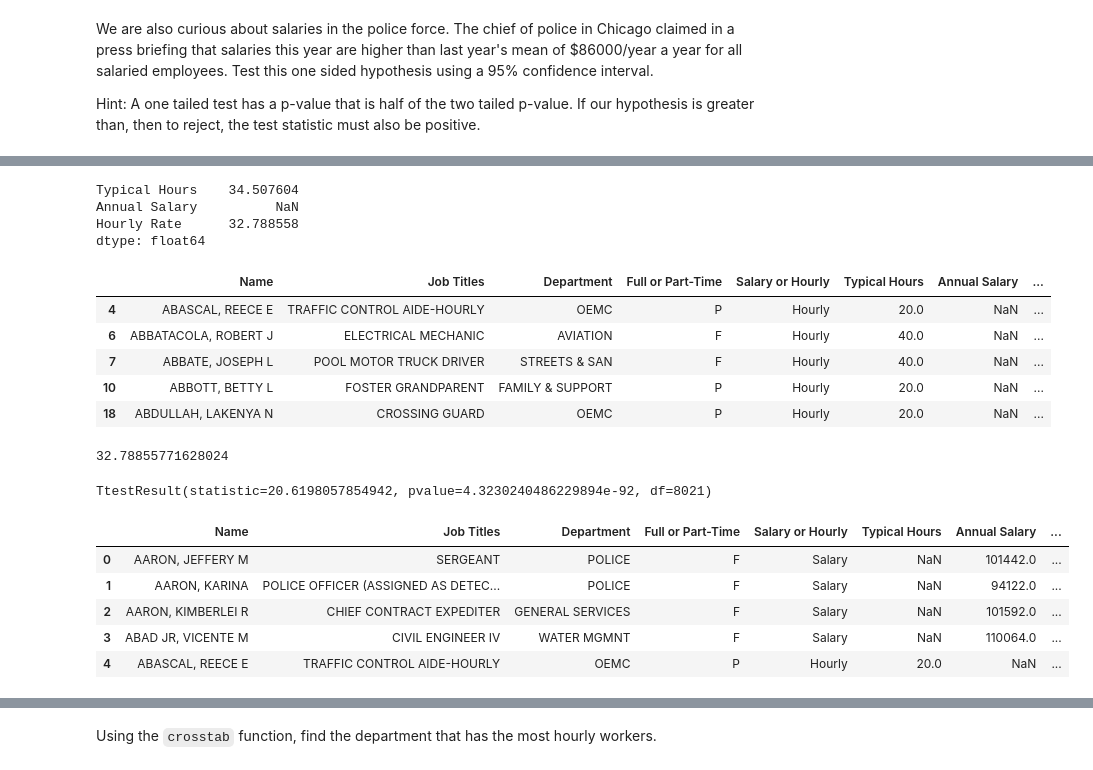
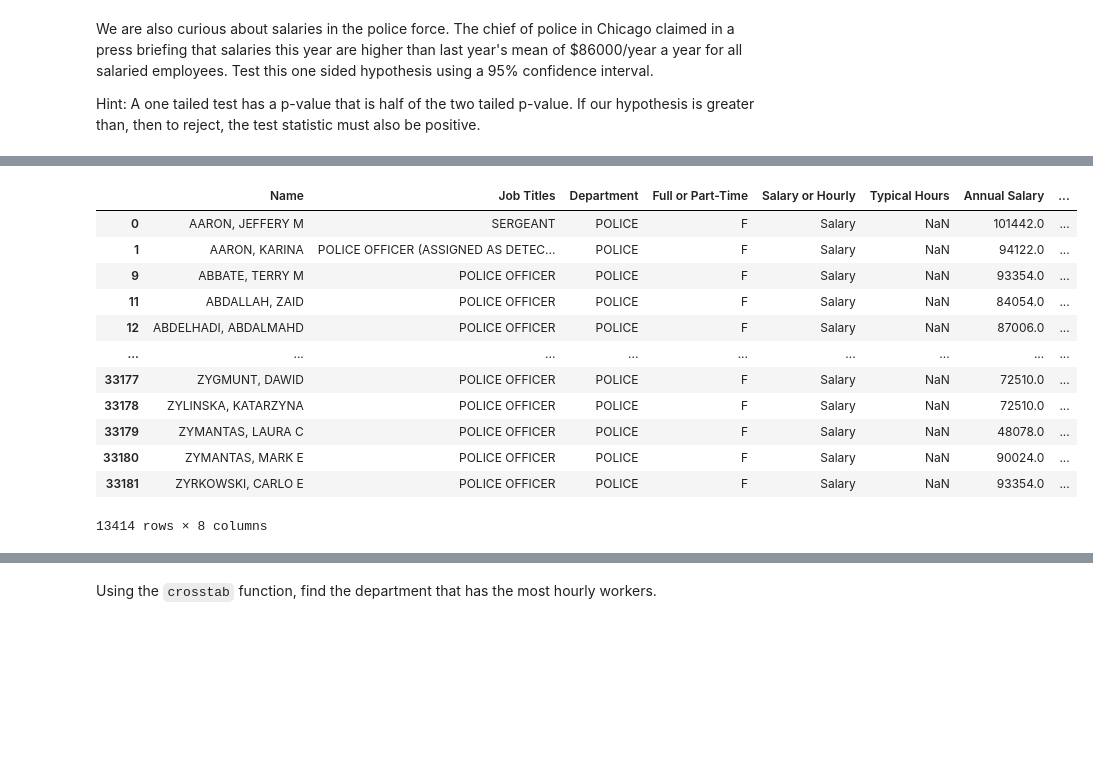
Before and after one commit to Ironhack-Data-Madrid-Julio-2023/6.2-lab_hypothesis_testing, a Jupyter notebook: your-code/main.ipynb, the cells around one changed output, grey strips where cells are left out. Drawn from its saved outputs; the diff is of its cells as text; code cells hidden in the pictures; blank space fills up the shorter version.

```diff
--- a/your-code/main.ipynb
+++ b/your-code/main.ipynb
@@ -98,35 +102,18 @@ salaries['Hourly Rate'].mean()
-# %%
-salaries[salaries['Salary or Hourly']=='Hourly'].mean()
-# %% [output]
-Typical Hours    34.507604
-Annual Salary          NaN
-Hourly Rate      32.788558
-dtype: float64
-# %%
-salaries_hourly = salaries[salaries['Salary or Hourly']=='Hourly']
-
-salaries_hourly.head()
-# %% [output]
-|  | Name | Job Titles | Department | Full or Part-Time | Salary or Hourly | Typical Hours | Annual Salary | ... |
-| 4 | ABASCAL, REECE E | TRAFFIC CONTROL AIDE-HOURLY | OEMC | P | Hourly | 20.0 | NaN | ... |
-| 6 | ABBATACOLA, ROBERT J | ELECTRICAL MECHANIC | AVIATION | F | Hourly | 40.0 | NaN | ... |
-| 7 | ABBATE, JOSEPH L | POOL MOTOR TRUCK DRIVER | STREETS & SAN | F | Hourly | 40.0 | NaN | ... |
-| 10 | ABBOTT, BETTY L | FOSTER GRANDPARENT | FAMILY & SUPPORT | P | Hourly | 20.0 | NaN | ... |
-| 18 | ABDULLAH, LAKENYA N | CROSSING GUARD | OEMC | P | Hourly | 20.0 | NaN | ... |
-# %%
-salaries_hourly['Hourly Rate'].mean()
-# %% [output]
-32.78855771628024
-# %%
-ttest_1samp(salaries_hourly['Hourly Rate'], 30, alternative='two-sided')
-# %% [output]
-TtestResult(statistic=20.6198057854942, pvalue=4.3230240486229894e-92, df=8021)
-# %%
-salaries.head()
-# %% [output]
-|  | Name | Job Titles | Department | Full or Part-Time | Salary or Hourly | Typical Hours | Annual Salary | ... |
-| 0 | AARON, JEFFERY M | SERGEANT | POLICE | F | Salary | NaN | 101442.0 | ... |
-| 1 | AARON, KARINA | POLICE OFFICER (ASSIGNED AS DETEC... | POLICE | F | Salary | NaN | 94122.0 | ... |
-| 2 | AARON, KIMBERLEI R | CHIEF CONTRACT EXPEDITER | GENERAL SERVICES | F | Salary | NaN | 101592.0 | ... |
-| 3 | ABAD JR, VICENTE M | CIVIL ENGINEER IV | WATER MGMNT | F | Salary | NaN | 110064.0 | ... |
-| 4 | ABASCAL, REECE E | TRAFFIC CONTROL AIDE-HOURLY | OEMC | P | Hourly | 20.0 | NaN | ... |
+# %%
+policia = salaries[salaries.Department=='POLICE']
+
+policia
+# %% [output]
+|  | Name | Job Titles | Department | Full or Part-Time | Salary or Hourly | Typical Hours | Annual Salary | ... |
+| 0 | AARON, JEFFERY M | SERGEANT | POLICE | F | Salary | NaN | 101442.0 | ... |
+| 1 | AARON, KARINA | POLICE OFFICER (ASSIGNED AS DETEC... | POLICE | F | Salary | NaN | 94122.0 | ... |
+| 9 | ABBATE, TERRY M | POLICE OFFICER | POLICE | F | Salary | NaN | 93354.0 | ... |
+| 11 | ABDALLAH, ZAID | POLICE OFFICER | POLICE | F | Salary | NaN | 84054.0 | ... |
+| 12 | ABDELHADI, ABDALMAHD | POLICE OFFICER | POLICE | F | Salary | NaN | 87006.0 | ... |
+| ... | ... | ... | ... | ... | ... | ... | ... | ... |
+| 33177 | ZYGMUNT, DAWID | POLICE OFFICER | POLICE | F | Salary | NaN | 72510.0 | ... |
+| 33178 | ZYLINSKA, KATARZYNA | POLICE OFFICER | POLICE | F | Salary | NaN | 72510.0 | ... |
+| 33179 | ZYMANTAS, LAURA C | POLICE OFFICER | POLICE | F | Salary | NaN | 48078.0 | ... |
+| 33180 | ZYMANTAS, MARK E | POLICE OFFICER | POLICE | F | Salary | NaN | 90024.0 | ... |
+| 33181 | ZYRKOWSKI, CARLO E | POLICE OFFICER | POLICE | F | Salary | NaN | 93354.0 | ... |
+13414 rows × 8 columns
```
Also changed, not shown: parts of 12 cells of this notebook.
